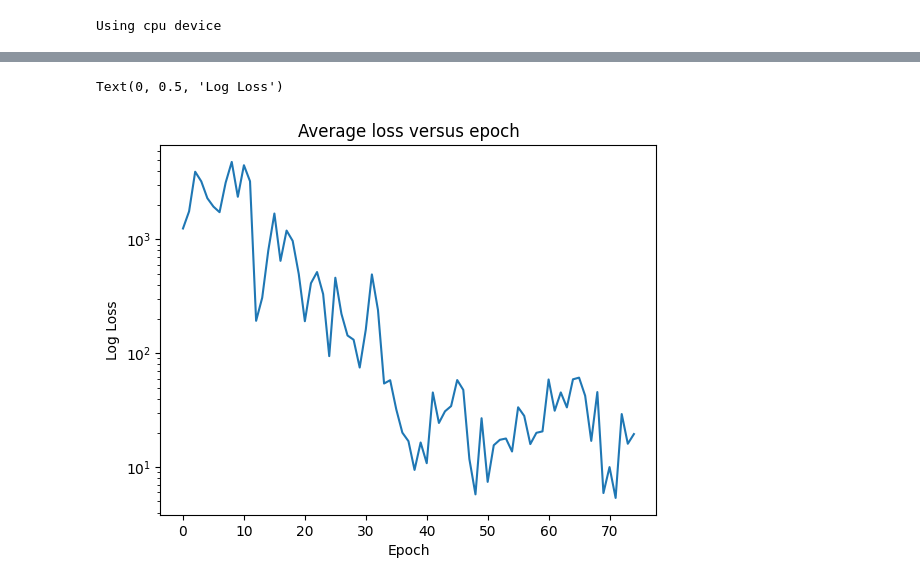
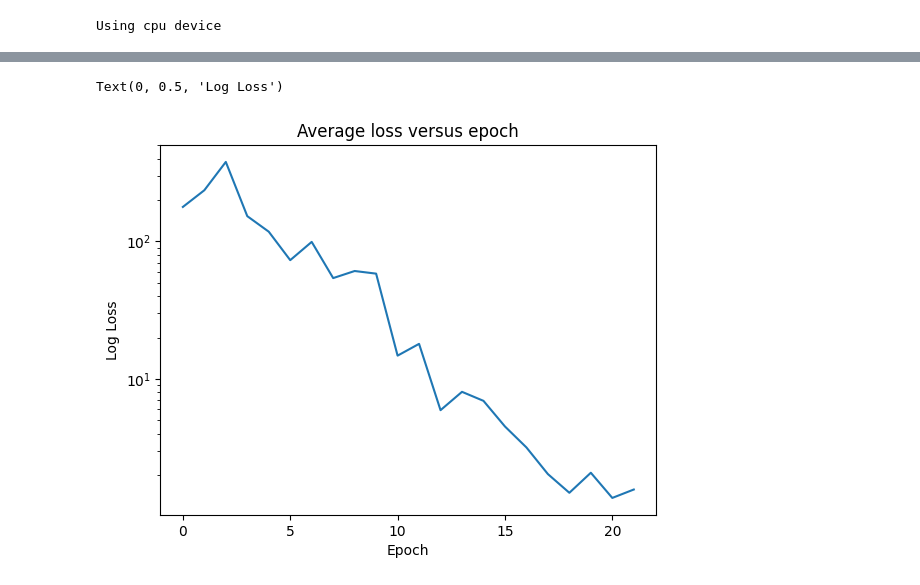
Before and after one commit to kelsbr123/advanced_ml_project, a Jupyter notebook: main_notebook.ipynb, the cells around one changed output, grey strips where cells are left out. Drawn from its saved outputs; the diff is of its cells as text; code cells hidden in the pictures.

```diff
--- a/main_notebook.ipynb
+++ b/main_notebook.ipynb
@@ -99,7 +113,7 @@ class ResidualLayer(nn.Module):
         )
         self.bn1 = nn.BatchNorm2d(out_channels)
         self.conv_2 = nn.Conv2d(
-            in_channels=in_channels,
+            in_channels=out_channels,
             out_channels = out_channels,
             kernel_size=(3,3),
             padding='same'
@@ -213,0 +252,9 @@ def train(dataset, image_model, num_epochs):
+# %%
+dataset = scans_dataset(dataset="covid", library="torch")
+subset = Subset(dataset, list(range(0,20)))
+# %%
+experiment = start(
+  api_key="Ohn9mjuvmmFXfT6vVR3l42nBm",
+  project_name="ml-project",
+  workspace="kelsbr123"
+)
@@ -214,6 +263,23 @@ def train(dataset, image_model, num_epochs):
 # %%
-dataset = scans_dataset(dataset="covid")
-dataset = Subset(dataset, list(range(0,30)))
-dataset = DataLoader(dataset, batch_size=2)
-image_model = scan_cnn(n_classes=4, input_channels=1, image_size=(256,256))
-losses = train(dataset, image_model, 10)
+kernel_sizes = [1,2,4]
+strides = [1, 2 , 4]
+epochs = [1000, 10000, 100000],
+learning_rates = [.001, .01, .1]
+batch_sizes = [2]
+dropouts = [.1, .2, .3]
+h_params = {'learning_rate': .01, 'epochs': 10, 'batch_size': 0, 'kernel_size': 0, 'stride': 1, 'dropout': 0}
+for b in batch_sizes:
+    for k in kernel_sizes:
+        for s in strides:
+            for d in dropouts:
+                h_params['batch_size'], h_params['kernel_size'], h_params['stride'], h_params['dropout'] = b, k, s, d
+                experiment.log_parameters(h_params)
+
+                dataloader = DataLoader(subset, batch_size=b)
+
+                image_model = scan_cnn(n_classes=4, input_channels=dataset.channels, image_size=(256,256), h_params=h_params)
+                losses = train(dataloader, image_model, h_params)
+
+                experiment.log_model(image_model)
+                experiment.log_metrics(losses)
+experiment.end()
@@ -220,13 +303,12 @@ losses = train(dataset, image_model, 10)
 # %%
-
 avg_loss = []
-for i in range(0,len(losses), 2):
-    avg_loss.append((losses[i]+losses[i+1])/2)
+for i in range(0,len(losses), 7):
+    avg_loss.append(np.average(losses[i:i+7]))
 
 plt.semilogy(list(range(0,len(avg_loss))), avg_loss)
 plt.title("Average loss versus epoch")
 plt.xlabel("Epoch")
 plt.ylabel("Log Loss")
 # %% [output]
 Text(0, 0.5, 'Log Loss')
-[figure, old version]
+[figure, new version]
```
Also changed, not shown: parts of 11 cells of this notebook, 1 other file.
